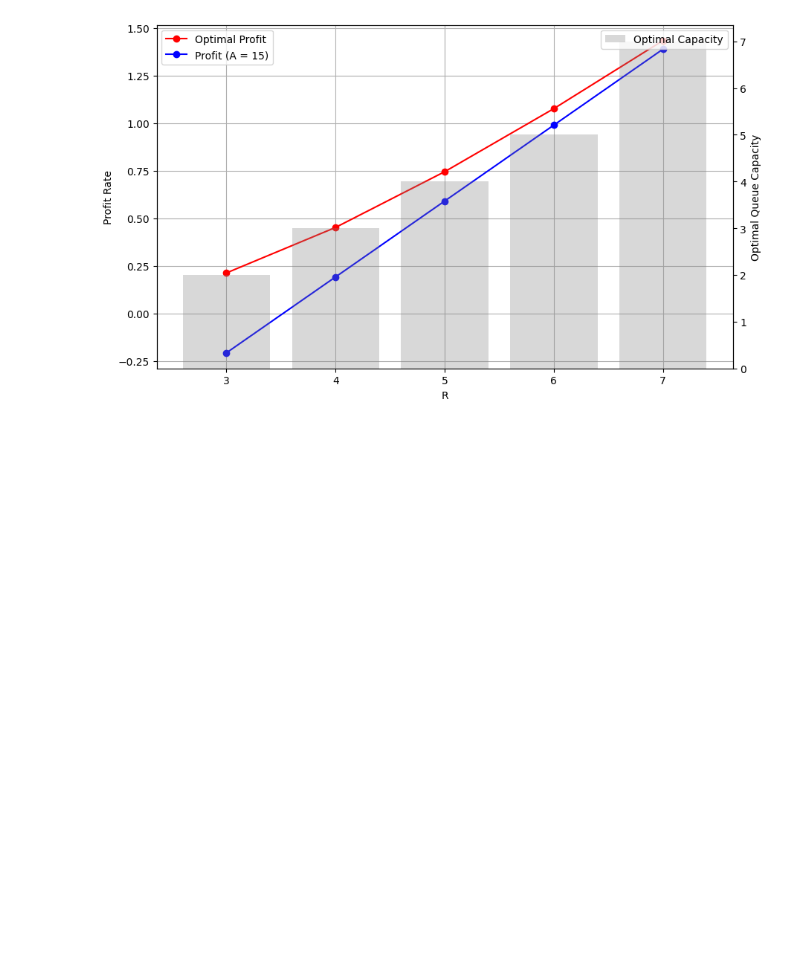
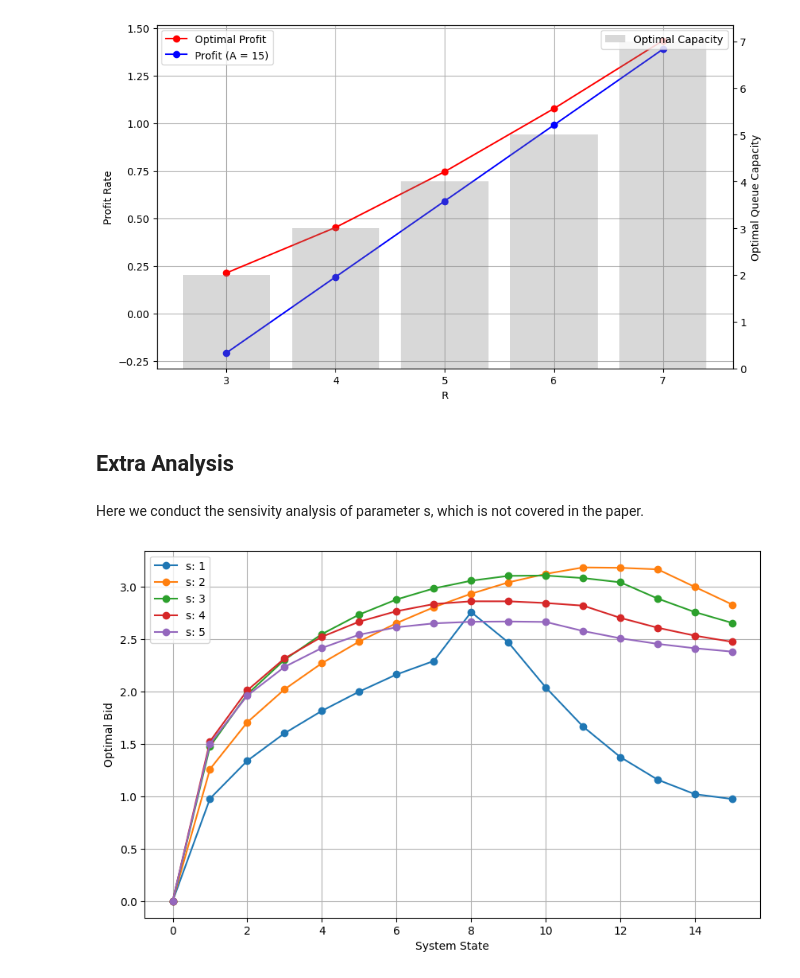
Before and after one commit to M1ngX/BUSS3627-Project, a Jupyter notebook: project.ipynb, the cells around one changed output. Drawn from its saved outputs; the diff is of its cells as text; code cells hidden in the pictures; blank space fills up the shorter version.

Commit message:
add some comments and extra analysis

```diff
--- a/project.ipynb
+++ b/project.ipynb
@@ -222,11 +247,11 @@ C = 1
 c = 0.2
 lam = 0.2
 gamma = 1.0
-q_s = np.array([1 if i == s else 0 for i in range(A + 1)])
+array_s = np.array([1 if i == s else 0 for i in range(A + 1)])
 
 gerenal_dp = solve_dp(N, A, T, s, r, mu, C, c, lam) # general solution
 heuristic_dp = solve_dp(1, A, T, s, r, mu / N, C, c, lam) # heuristic solution, considering only one type of ad
-steady_state = solve_steady_state(q_s, r, mu, c, lam, A, gamma)
+steady_state = solve_steady_state(array_s, r, mu, c, lam, A, gamma)
 x = steady_state.x[:A + 1]
 
 print('General Solution:', (np.einsum('i, j, k -> ijk', x, x, x) * gerenal_dp).sum()) # probabilities of combined states
@@ -335,3 +368,31 @@ sensivity_analysis(r_list, param_name, max_A)
 # %% [output]
 [figure]
 [figure]
+# %% [markdown]
+## Extra Analysis
+# %% [markdown]
+Here we conduct the sensivity analysis of parameter s, which is not covered in the paper.
+# %%
+A = 15
+mu = 1.0
+lam = 0.2
+r = 5.0
+c = 0.2
+gamma = 1.0
+s_list = [1, 2, 3, 4, 5]
+
+plt.figure(figsize=(10, 6))
+for s in s_list:
+    array_s = np.array([1 if i == s else 0 for i in range(A + 1)])
+    solution = solve_steady_state(array_s, r, mu, c, lam, A, gamma)
+    p = solution.fun * -1
+    x, b = solution.x[:A + 1], solution.x[A + 1:]
+    plt.plot(list(range(A + 1)), b, label=f's: {s}', marker='o')
+
+plt.grid()
+plt.xlabel('System State')
+plt.ylabel('Optimal Bid')
+plt.legend()
+plt.show()
+# %% [output]
+[figure, added]
```
Also changed, not shown: parts of 9 cells of this notebook, 1 other file.
